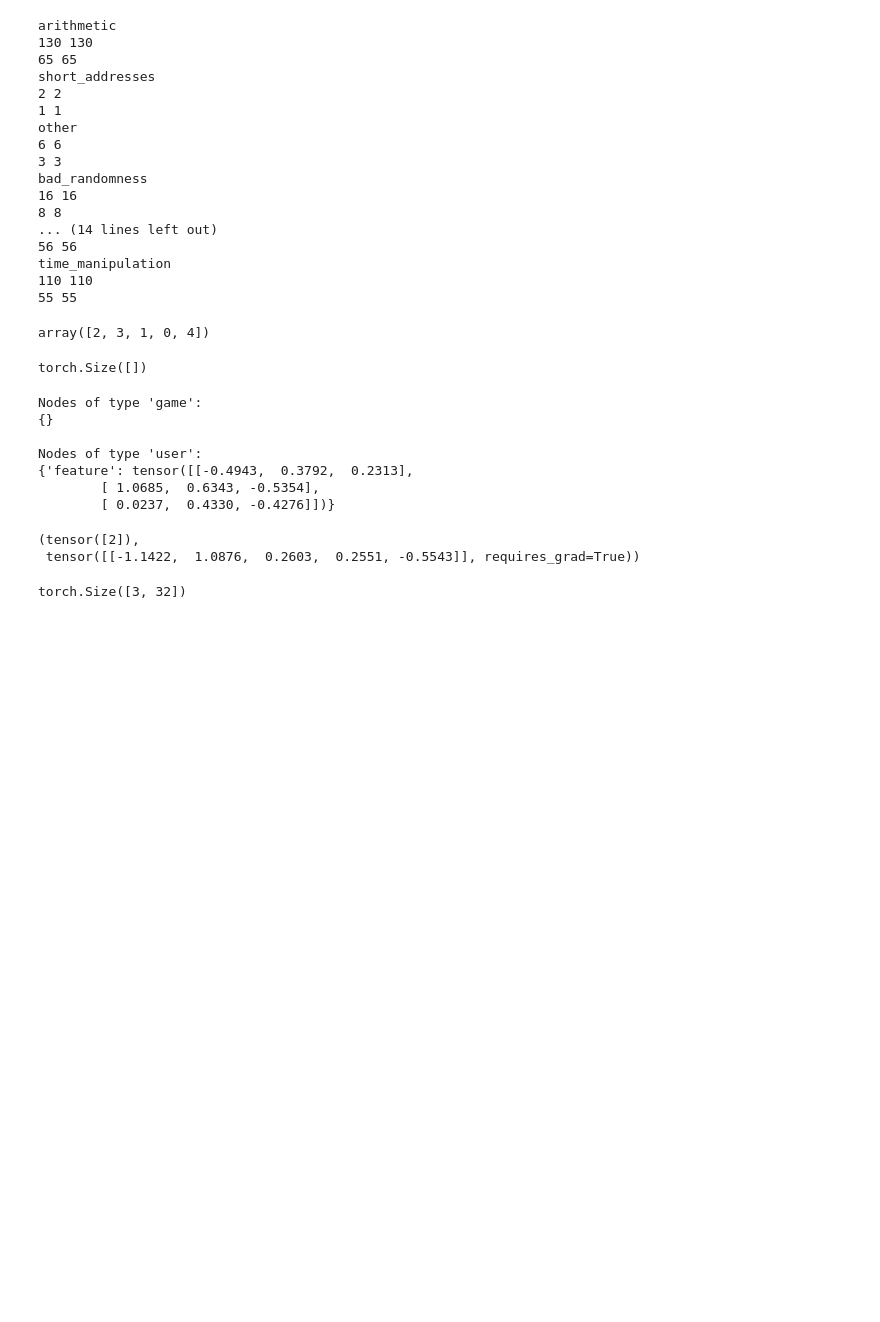
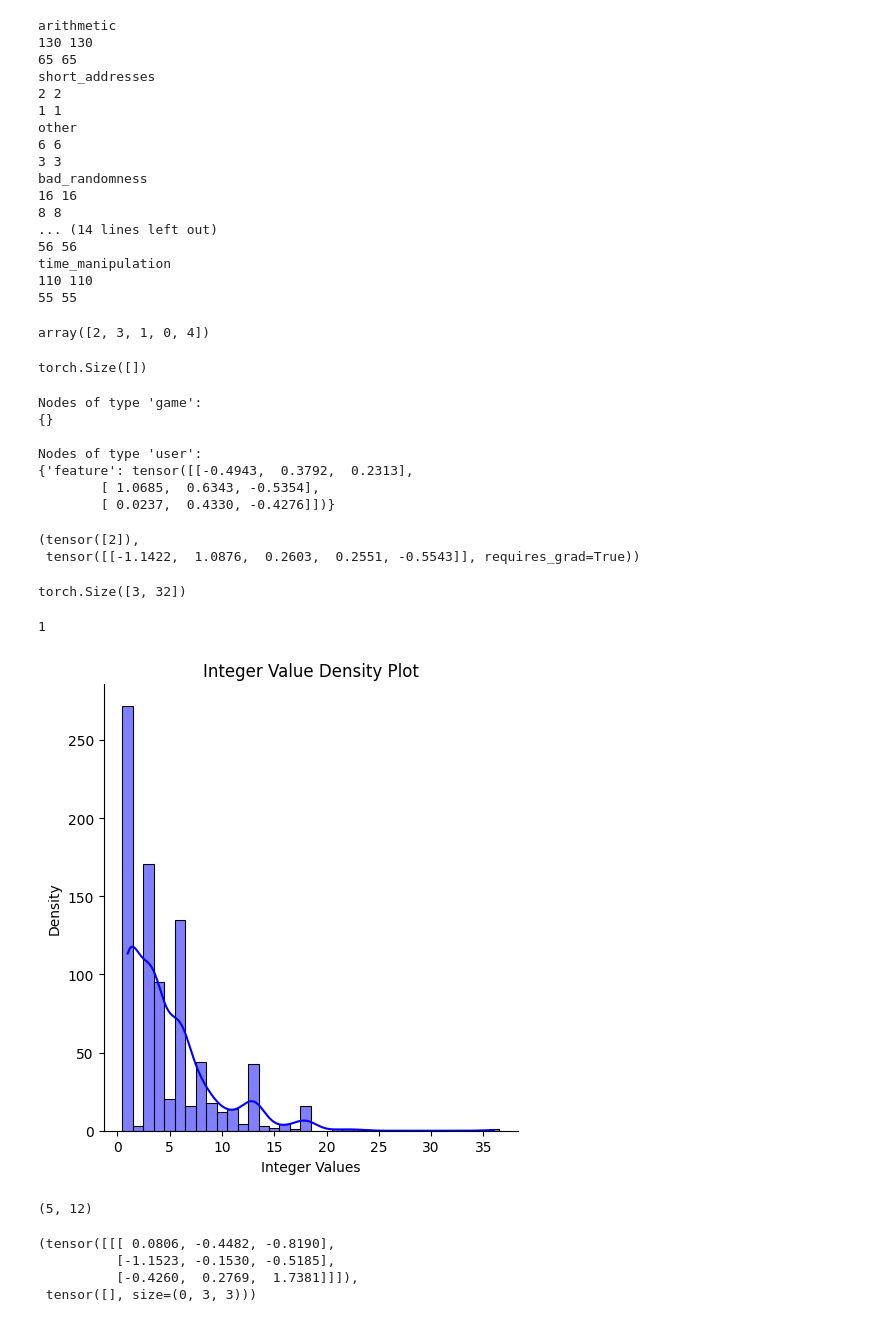
Before and after one commit to kijisme/solidity, a Jupyter notebook: main.ipynb, the cells around one changed output. Cells and saved outputs as stored; diff of their text form; code cells hidden in the pictures; blank space fills up the shorter version.

```diff
--- a/main.ipynb
+++ b/main.ipynb
@@ -451,3 +451,60 @@ c = [a,b]
 torch.vstack([a,b]).shape
 # %% [output]
 torch.Size([3, 32])
+# %%
+import pickle
+import torch
+
+content_emb = '/workspaces/solidity/integrate_dataset/other/integrate/content_emb.pkl'
+with open(content_emb, 'rb') as f:
+    embedding = pickle.load(f, encoding="utf8")
+
+# print(len(embedding))
+
+key_num = []
+for i in embedding:
+    key_num.append(i.shape[0])
+# %%
+np.min(np.array(key_num))
+# %% [output]
+1
+# %%
+import numpy as np
+import seaborn as sns
+import matplotlib.pyplot as plt
+
+# 生成一组随机整数数据作为示例
+data = np.array(key_num)
+
+# # 使用 NumPy 的 `bincount` 函数统计整数分布
+# counts = np.bincount(data)
+
+# 使用 seaborn 绘制整数分布的密度图
+sns.displot(data, kde=True, bins=np.arange(np.min(data)-0.5, np.max(data)+1.5, 1), color='blue')
+
+plt.xlabel('Integer Values')
+plt.ylabel('Density')
+plt.title('Integer Value Density Plot')
+plt.show()
+# %% [output]
+[figure, added]
+# %%
+import numpy as np
+
+emb = np.ones(shape=(2,12))
+padding = np.zeros(shape=(3, 12))
+emb = np.concatenate([emb, padding])
+emb.shape
+# %% [output]
+(5, 12)
+# %%
+import torch
+import torch.nn as nn
+
+a = torch.randn(size=(3,3,3))
+a[1:1]
+# %% [output]
+(tensor([[[ 0.0806, -0.4482, -0.8190],
+          [-1.1523, -0.1530, -0.5185],
+          [-0.4260,  0.2769,  1.7381]]]),
+ tensor([], size=(0, 3, 3)))
```
Also changed, not shown: 32 other files.
